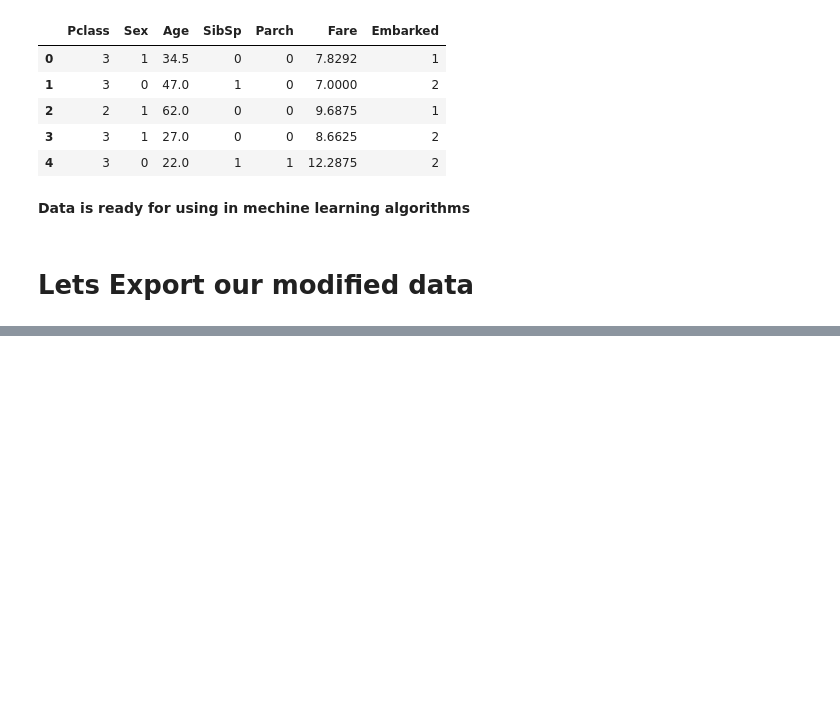
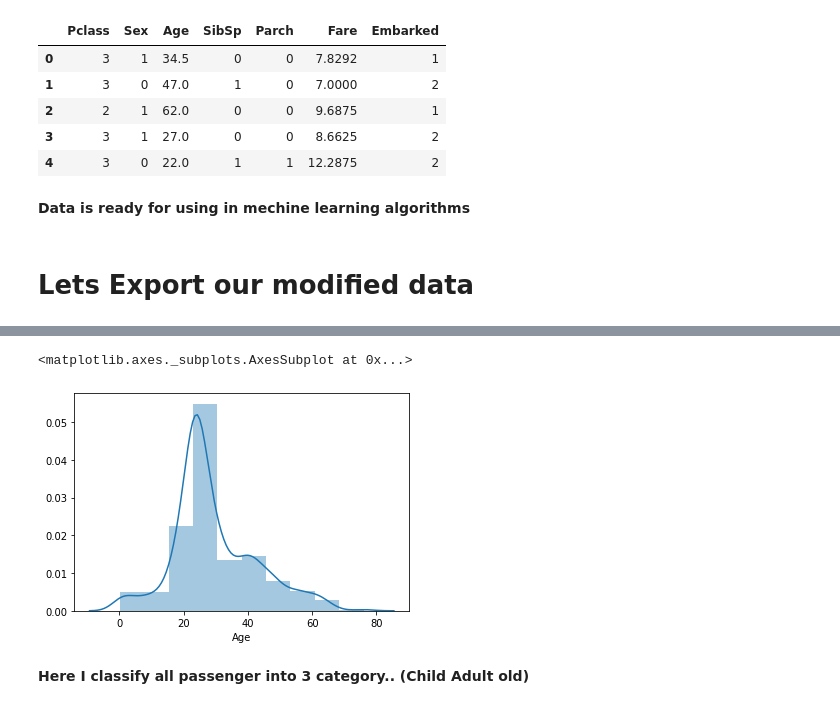
Before and after one commit to MinhazBicon/Titanic, a Jupyter notebook: Analysis.ipynb, the cells around one changed output, grey strips where cells are left out. Saved outputs shown, nothing was run; the diff lists cells and outputs as text; code cells hidden in the pictures; blank space fills up the shorter version.

Commit message:
Feature engineering
Here I create some new feature

```diff
--- a/Analysis.ipynb
+++ b/Analysis.ipynb
@@ -415,0 +441,7 @@ test_final.to_csv('Mod_1_test.csv',index=False)
+# %%
+sns.distplot(test_modified['Age'],bins=10)
+# %% [output]
+<matplotlib.axes._subplots.AxesSubplot at 0x...>
+[figure, added]
+# %% [markdown]
+**Here I classify all passenger into 3 category.. (Child Adult old)**
```
Also changed, not shown: parts of 55 cells of this notebook, 3 other files.
